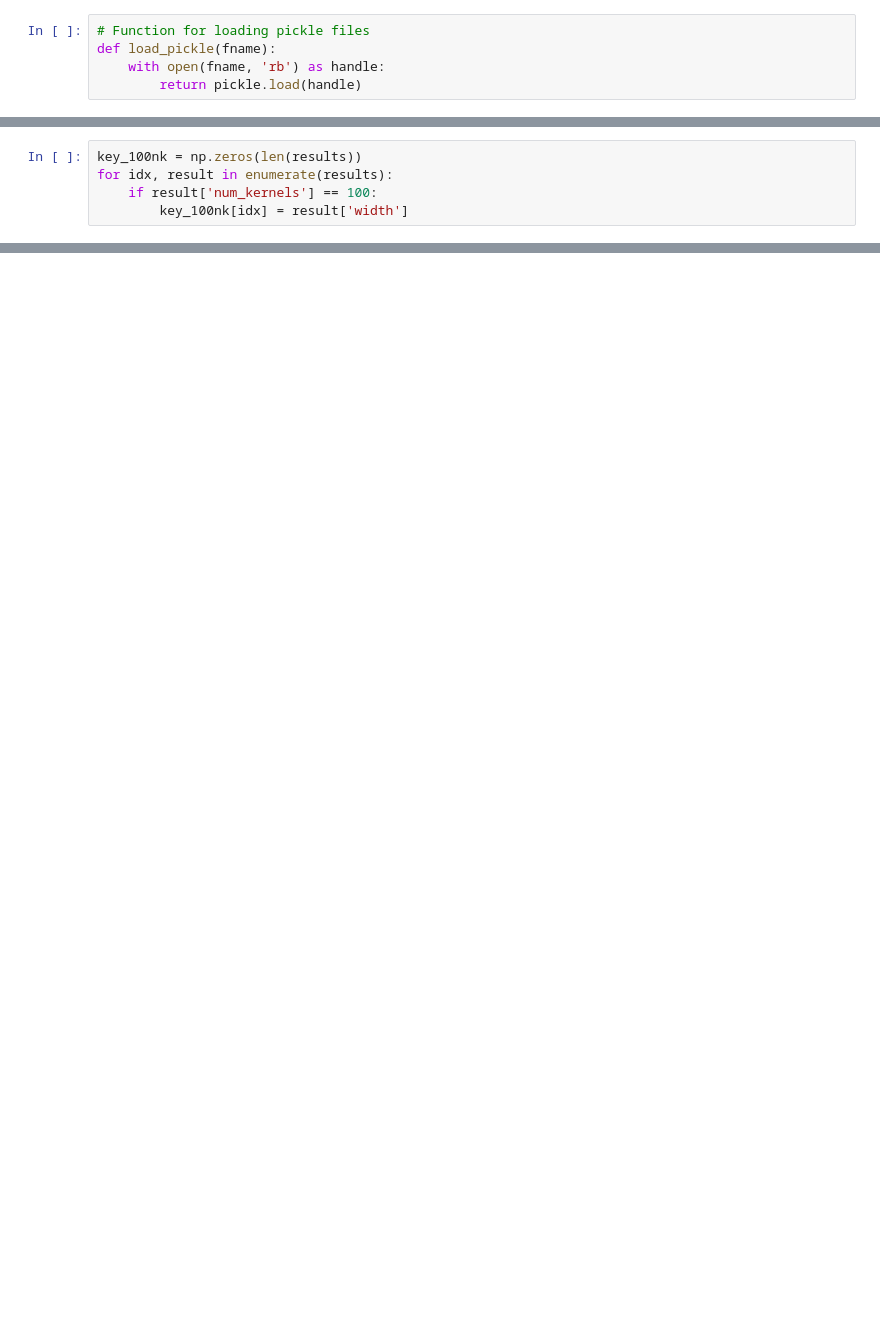
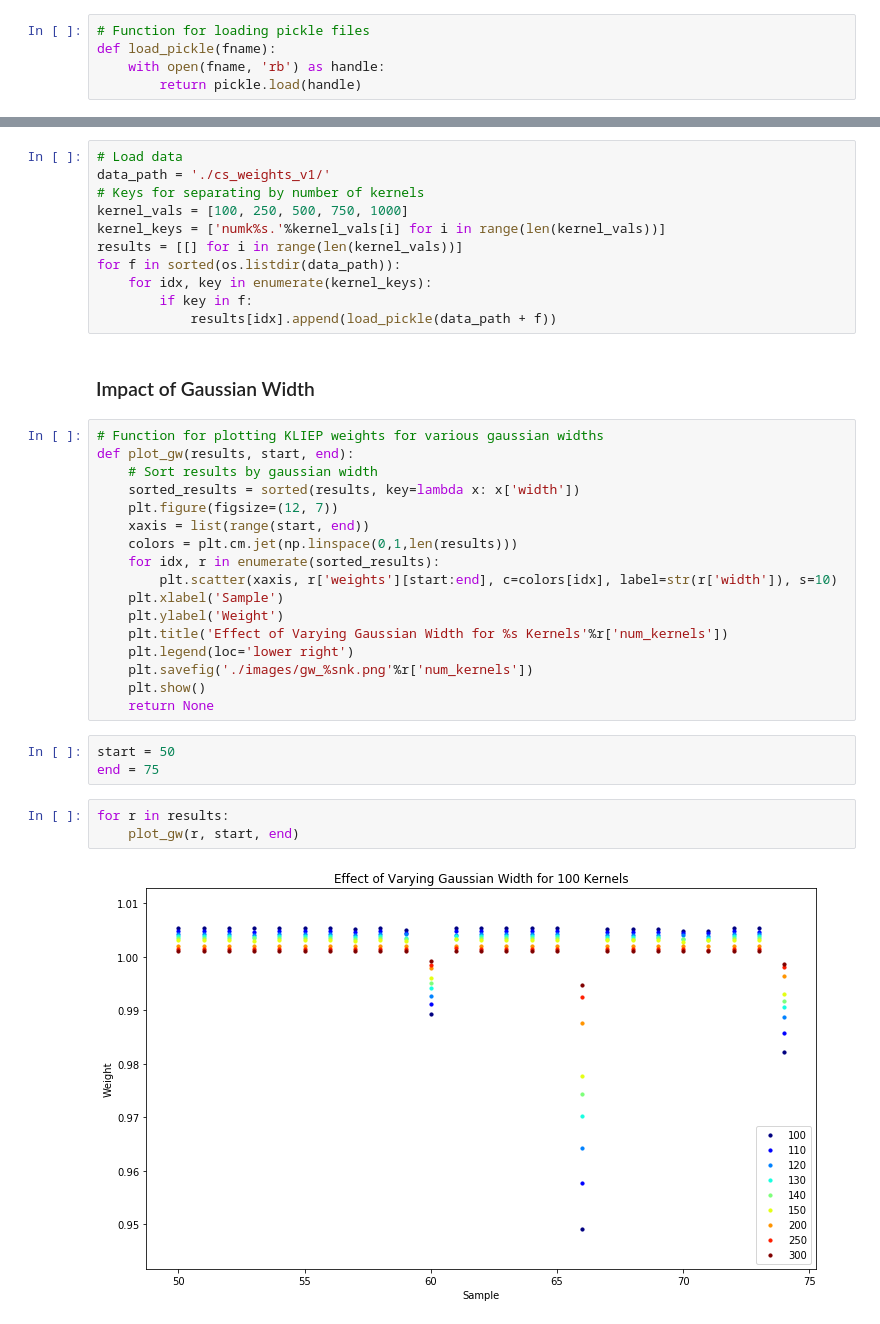
Before and after one commit to gestalt-howard/santander-value-prediction, a Jupyter notebook: scripts/covariate_shift/cs_analysis.ipynb, the cells around one changed output, grey strips where cells are left out. Cells and saved outputs as stored; diff of their text form; blank space fills up the shorter version.

```diff
--- a/scripts/covariate_shift/cs_analysis.ipynb
+++ b/scripts/covariate_shift/cs_analysis.ipynb
@@ -25,5 +24,0 @@ for f in sorted(os.listdir(data_path)):
-# %%
-key_100nk = np.zeros(len(results))
-for idx, result in enumerate(results):
-    if result['num_kernels'] == 100:
-        key_100nk[idx] = result['width']
@@ -51,0 +27,38 @@ plt.show()
+# %%
+# Load data
+data_path = './cs_weights_v1/'
+# Keys for separating by number of kernels
+kernel_vals = [100, 250, 500, 750, 1000]
+kernel_keys = ['numk%s.'%kernel_vals[i] for i in range(len(kernel_vals))]
+results = [[] for i in range(len(kernel_vals))]
+for f in sorted(os.listdir(data_path)):
+    for idx, key in enumerate(kernel_keys):
+        if key in f:
+            results[idx].append(load_pickle(data_path + f))
+# %% [markdown]
+### Impact of Gaussian Width
+# %%
+# Function for plotting KLIEP weights for various gaussian widths
+def plot_gw(results, start, end):
+    # Sort results by gaussian width
+    sorted_results = sorted(results, key=lambda x: x['width'])
+    plt.figure(figsize=(12, 7))
+    xaxis = list(range(start, end))
+    colors = plt.cm.jet(np.linspace(0,1,len(results)))
+    for idx, r in enumerate(sorted_results):
+        plt.scatter(xaxis, r['weights'][start:end], c=colors[idx], label=str(r['width']), s=10)
+    plt.xlabel('Sample')
+    plt.ylabel('Weight')
+    plt.title('Effect of Varying Gaussian Width for %s Kernels'%r['num_kernels'])
+    plt.legend(loc='lower right')
+    plt.savefig('./images/gw_%snk.png'%r['num_kernels'])
+    plt.show()
+    return None
+# %%
+start = 50
+end = 75
+# %%
+for r in results:
+    plot_gw(r, start, end)
+# %% [output]
+[figure, added]
```
Also changed, not shown: parts of 12 cells of this notebook, 4 other files.
